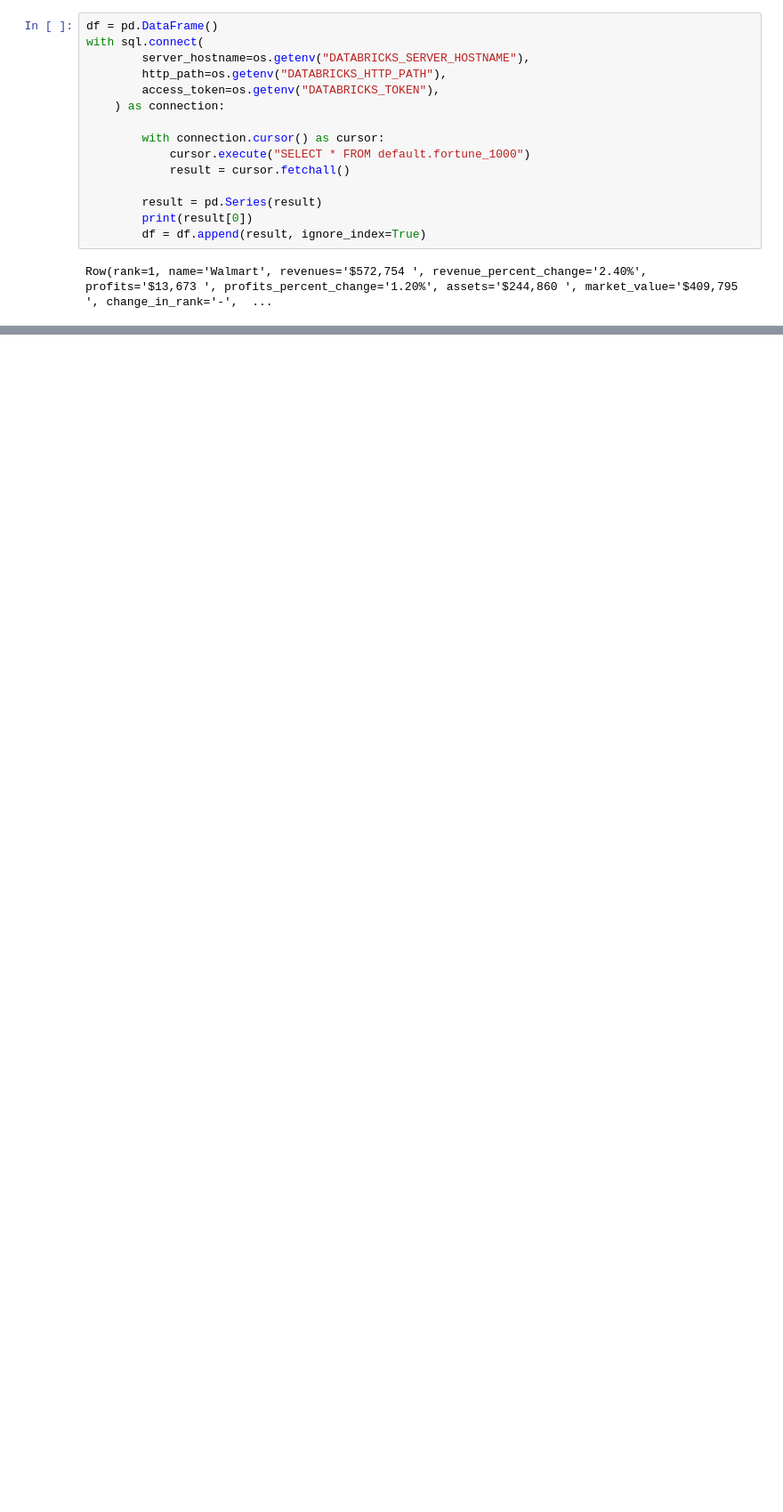
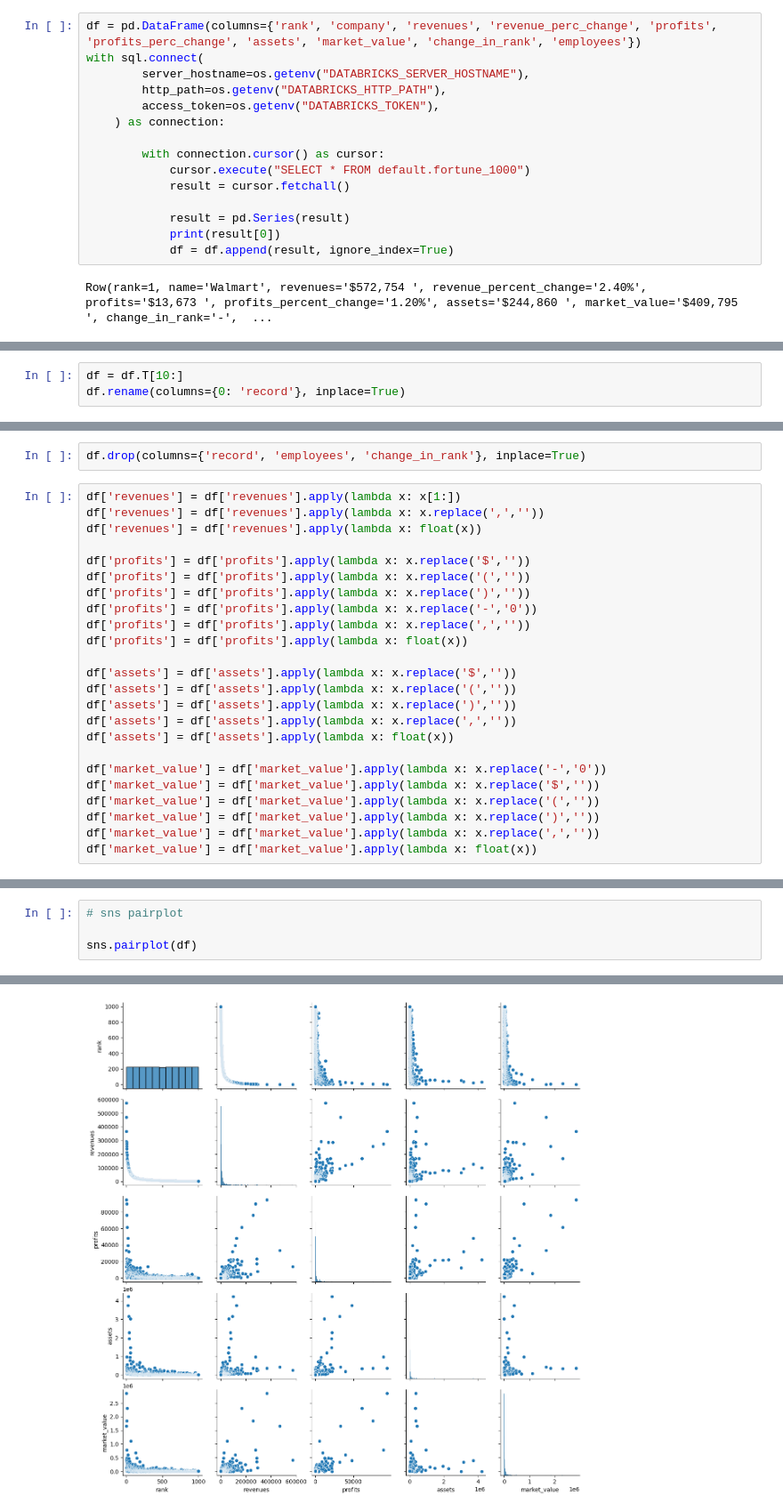
Before and after one commit to abzdel/databricks_cli, a Jupyter notebook: dblib/eda.ipynb, the cells around one changed output, grey strips where cells are left out. Shown at 89% size. Drawn from its saved outputs; the diff is of its cells as text; blank space fills up the shorter version.

```diff
--- a/dblib/eda.ipynb
+++ b/dblib/eda.ipynb
@@ -5,5 +9,5 @@ import pandas as pd
 # %%
-df = pd.DataFrame()
+df = pd.DataFrame(columns={'rank', 'company', 'revenues', 'revenue_perc_change', 'profits', 'profits_perc_change', 'assets', 'market_value', 'change_in_rank', 'employees'})
 with sql.connect(
         server_hostname=os.getenv("DATABRICKS_SERVER_HOSTNAME"),
         http_path=os.getenv("DATABRICKS_HTTP_PATH"),
@@ -14,8 +18,8 @@ with sql.connect(
             cursor.execute("SELECT * FROM default.fortune_1000")
             result = cursor.fetchall()
 
-        result = pd.Series(result)
-        print(result[0])
-        df = df.append(result, ignore_index=True)
+            result = pd.Series(result)
+            print(result[0])
+            df = df.append(result, ignore_index=True)
 # %% [output]
 Row(rank=1, name='Walmart', revenues='$572,754 ', revenue_percent_change='2.40%', profits='$13,673 ', profits_percent_change='1.20%', assets='$244,860 ', market_value='$409,795 ', change_in_rank='-',  ...
@@ -40,0 +26,3 @@ Row(rank=1, name='Walmart', revenues='$572,754 ', revenue_percent_change='2.40%'
+# %%
+df = df.T[10:]
+df.rename(columns={0: 'record'}, inplace=True)
@@ -40,0 +40,26 @@ Row(rank=1, name='Walmart', revenues='$572,754 ', revenue_percent_change='2.40%'
+# %%
+df.drop(columns={'record', 'employees', 'change_in_rank'}, inplace=True)
+# %%
+df['revenues'] = df['revenues'].apply(lambda x: x[1:])
+df['revenues'] = df['revenues'].apply(lambda x: x.replace(',',''))
+df['revenues'] = df['revenues'].apply(lambda x: float(x))
+
+df['profits'] = df['profits'].apply(lambda x: x.replace('$',''))
+df['profits'] = df['profits'].apply(lambda x: x.replace('(',''))
+df['profits'] = df['profits'].apply(lambda x: x.replace(')',''))
+df['profits'] = df['profits'].apply(lambda x: x.replace('-','0'))
+df['profits'] = df['profits'].apply(lambda x: x.replace(',',''))
+df['profits'] = df['profits'].apply(lambda x: float(x))
+
+df['assets'] = df['assets'].apply(lambda x: x.replace('$',''))
+df['assets'] = df['assets'].apply(lambda x: x.replace('(',''))
+df['assets'] = df['assets'].apply(lambda x: x.replace(')',''))
+df['assets'] = df['assets'].apply(lambda x: x.replace(',',''))
+df['assets'] = df['assets'].apply(lambda x: float(x))
+
+df['market_value'] = df['market_value'].apply(lambda x: x.replace('-','0'))
+df['market_value'] = df['market_value'].apply(lambda x: x.replace('$',''))
+df['market_value'] = df['market_value'].apply(lambda x: x.replace('(',''))
+df['market_value'] = df['market_value'].apply(lambda x: x.replace(')',''))
+df['market_value'] = df['market_value'].apply(lambda x: x.replace(',',''))
+df['market_value'] = df['market_value'].apply(lambda x: float(x))
@@ -40,0 +83,5 @@ Row(rank=1, name='Walmart', revenues='$572,754 ', revenue_percent_change='2.40%'
+# %%
+# sns pairplot
+
+sns.pairplot(df)
+# %% [output]
@@ -40,0 +89 @@ Row(rank=1, name='Walmart', revenues='$572,754 ', revenue_percent_change='2.40%'
+[figure, added]
```
Also changed, not shown: parts of 13 cells of this notebook, 1 other file.
